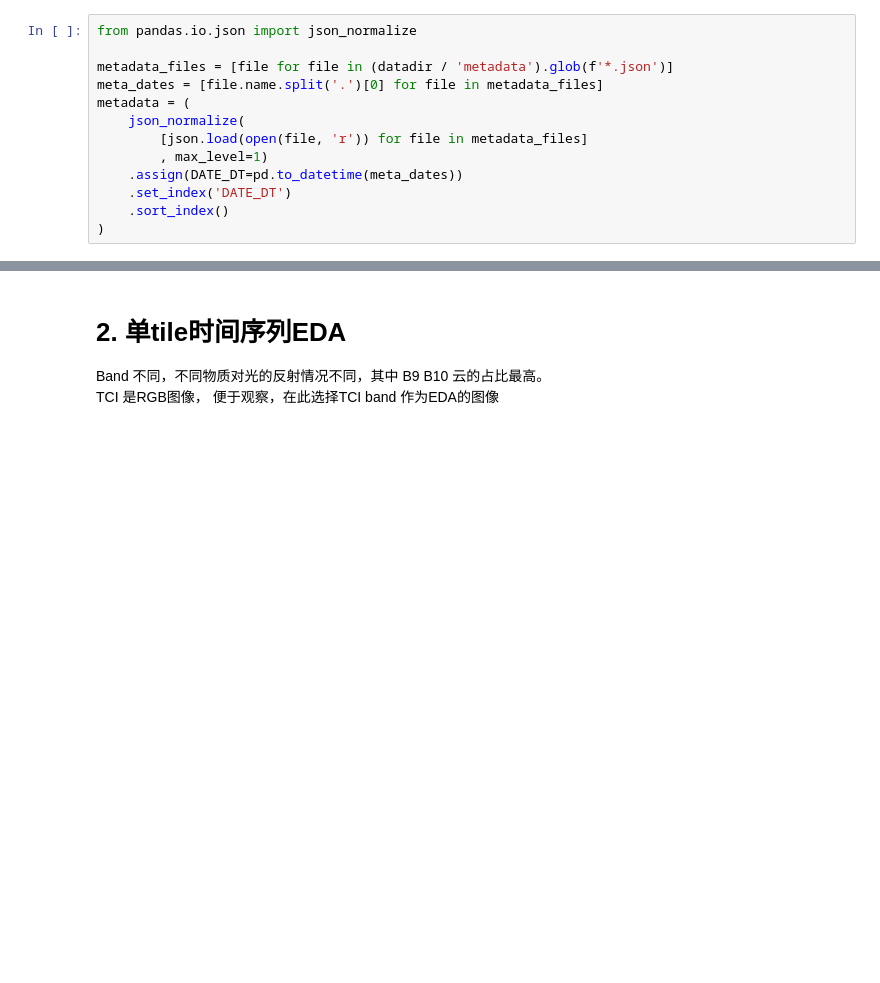
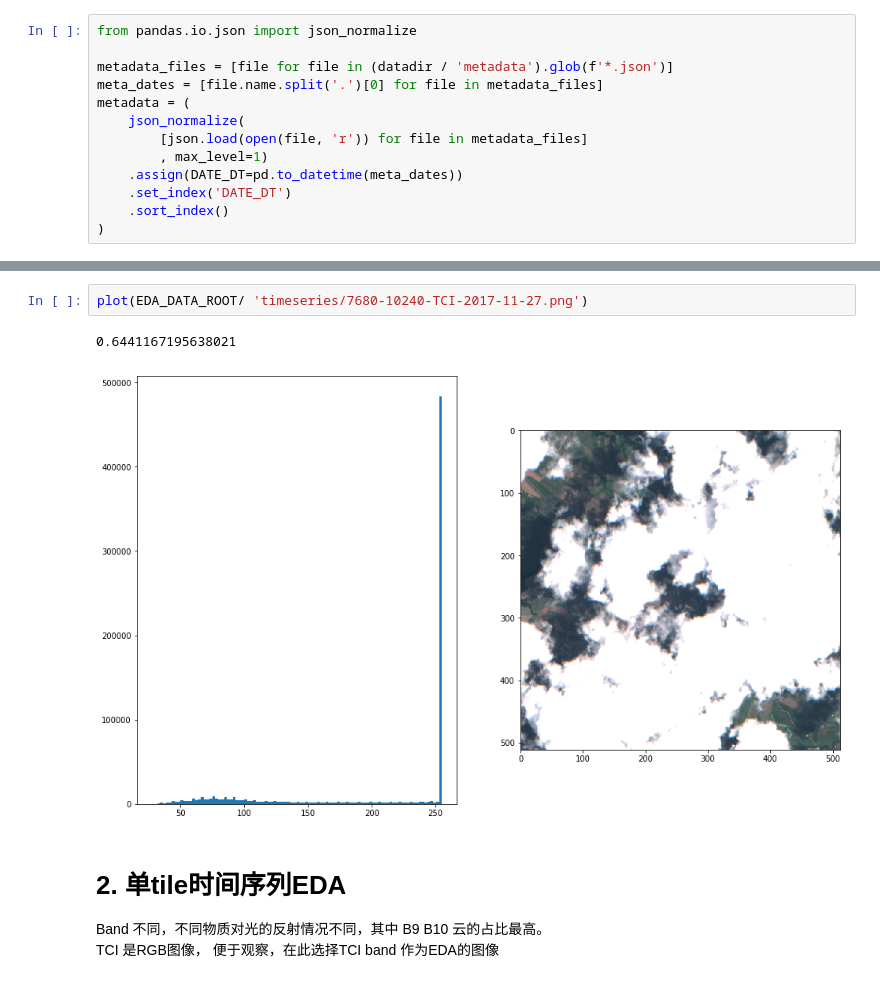
Before and after one commit to xiaochuan-du/mel-datathon-data, a Jupyter notebook: notebooks/EDA.ipynb, the cells around one changed output, grey strips where cells are left out. Cells and saved outputs as stored; diff of their text form; blank space fills up the shorter version.

```diff
--- a/notebooks/EDA.ipynb
+++ b/notebooks/EDA.ipynb
@@ -78,3 +111,8 @@ metadata = (
+# %%
+plot(EDA_DATA_ROOT/ 'timeseries/7680-10240-TCI-2017-11-27.png')
+# %% [output]
+0.6441167195638021
+[figure, added]
 # %% [markdown]
 # 2. 单tile时间序列EDA
 
```
Also changed, not shown: parts of 7 cells of this notebook.
